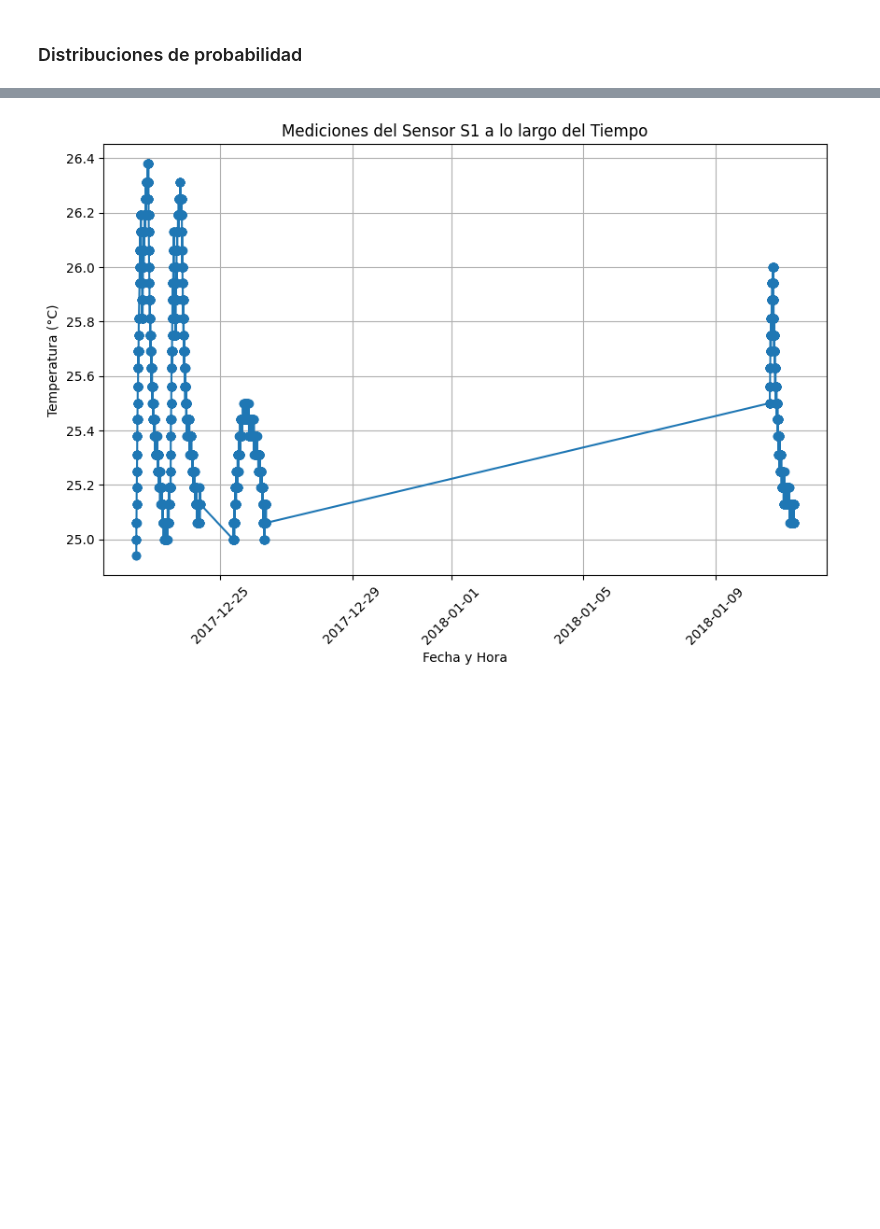
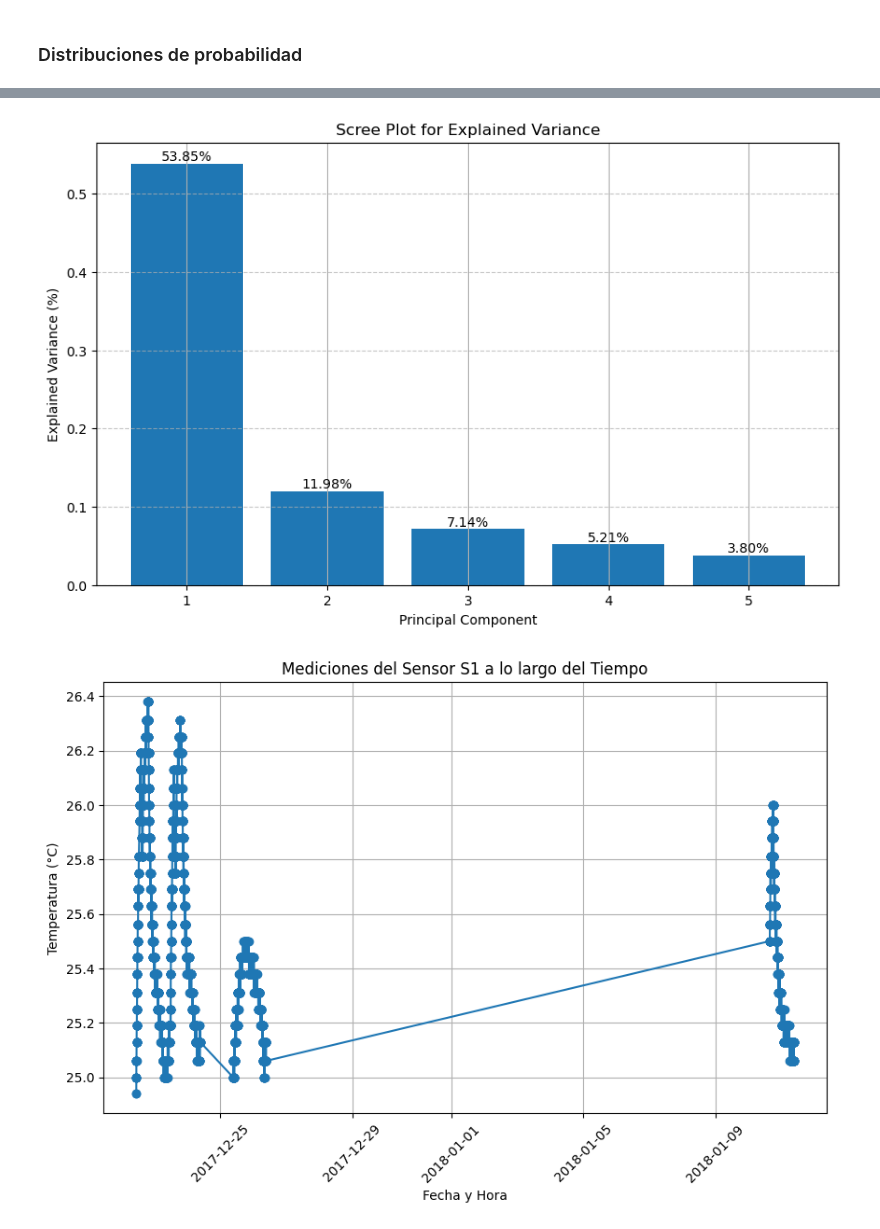
Before and after one commit to GRUNECO/MINIONS, a Jupyter notebook: EDA.ipynb, the cells around one changed output, grey strips where cells are left out. Drawn from its saved outputs; the diff is of its cells as text; code cells hidden in the pictures; blank space fills up the shorter version.

```diff
--- a/EDA.ipynb
+++ b/EDA.ipynb
@@ -113,0 +248,9 @@ plt.show()
+# %%
+pca2 = PCA(n_components=5)
+p_components  = pca2.fit(df_estand)
+# %%
+loadings2 = pca2.components_
+for i, pc_loadings in enumerate(loadings2):
+    print(f"Loadings for PC{i + 1}:")
+    for j, variable_loading in enumerate(pc_loadings):
+        print(f"{df_estand.columns.tolist()[j]} {j + 1}: {variable_loading:.4f}")
@@ -114,3 +275,21 @@ plt.show()
+# %%
+explained_variance2 = pca2.explained_variance_ratio_
+plt.figure (figsize=(10,6))
+plt.bar(range(1, len(explained_variance2) + 1), explained_variance2)
+plt.xlabel('Principal Component')
+plt.ylabel('Explained Variance (%)')
+plt.title('Scree Plot for Explained Variance')
+plt.xticks(range(1, len(explained_variance2) + 1))
+plt.grid(True)
+
+# Add labels on top of each bin
+for i, ratio in enumerate(explained_variance2):
+    plt.text(i + 1, ratio, f'{ratio:.2%}', ha='center', va='bottom')
+
+plt.grid(axis='y', linestyle='--', alpha=0.7)
+plt.show()
+# %% [output]
+[figure, added]
 # %%
 data['DateTime'] = pd.to_datetime(data['Date'] + ' ' + data['Time'])
 
```
Also changed, not shown: parts of 18 cells of this notebook.
